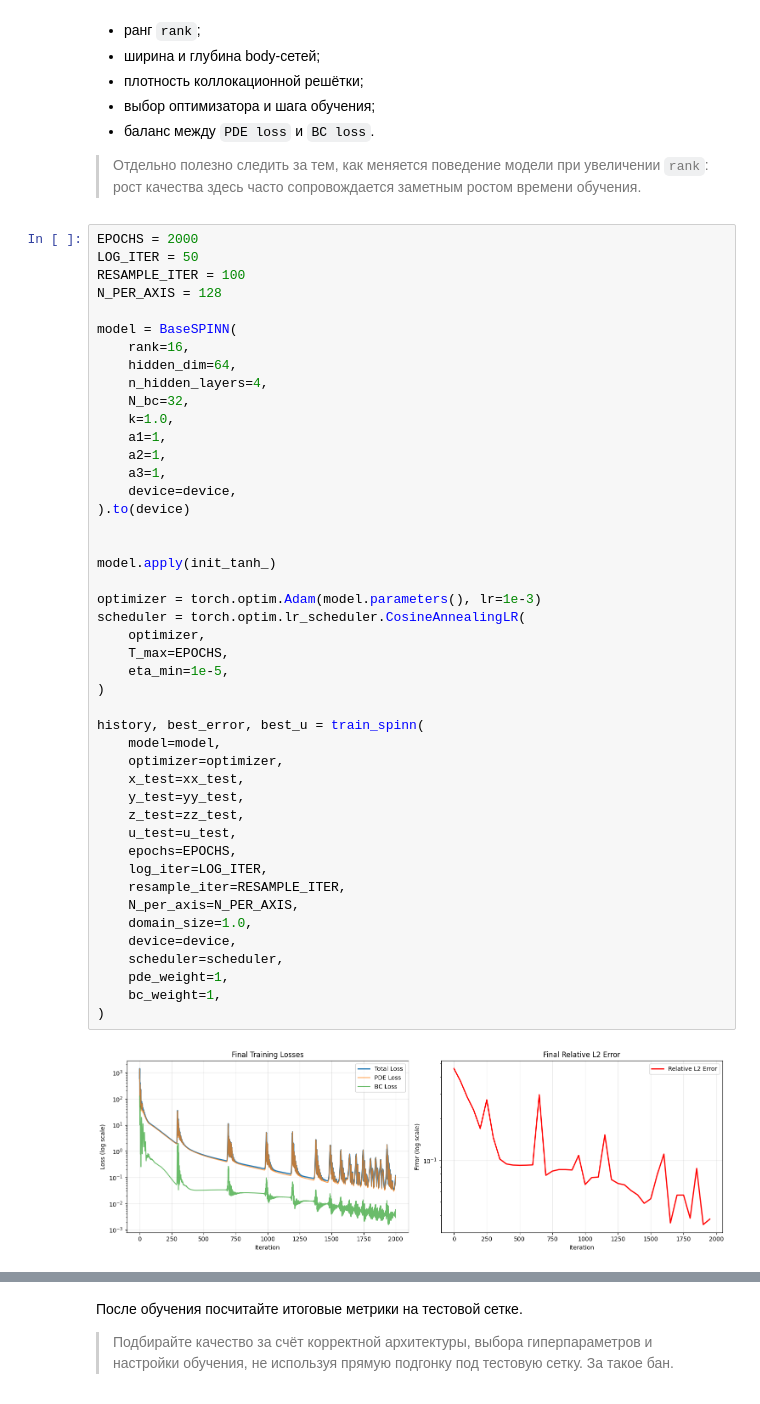
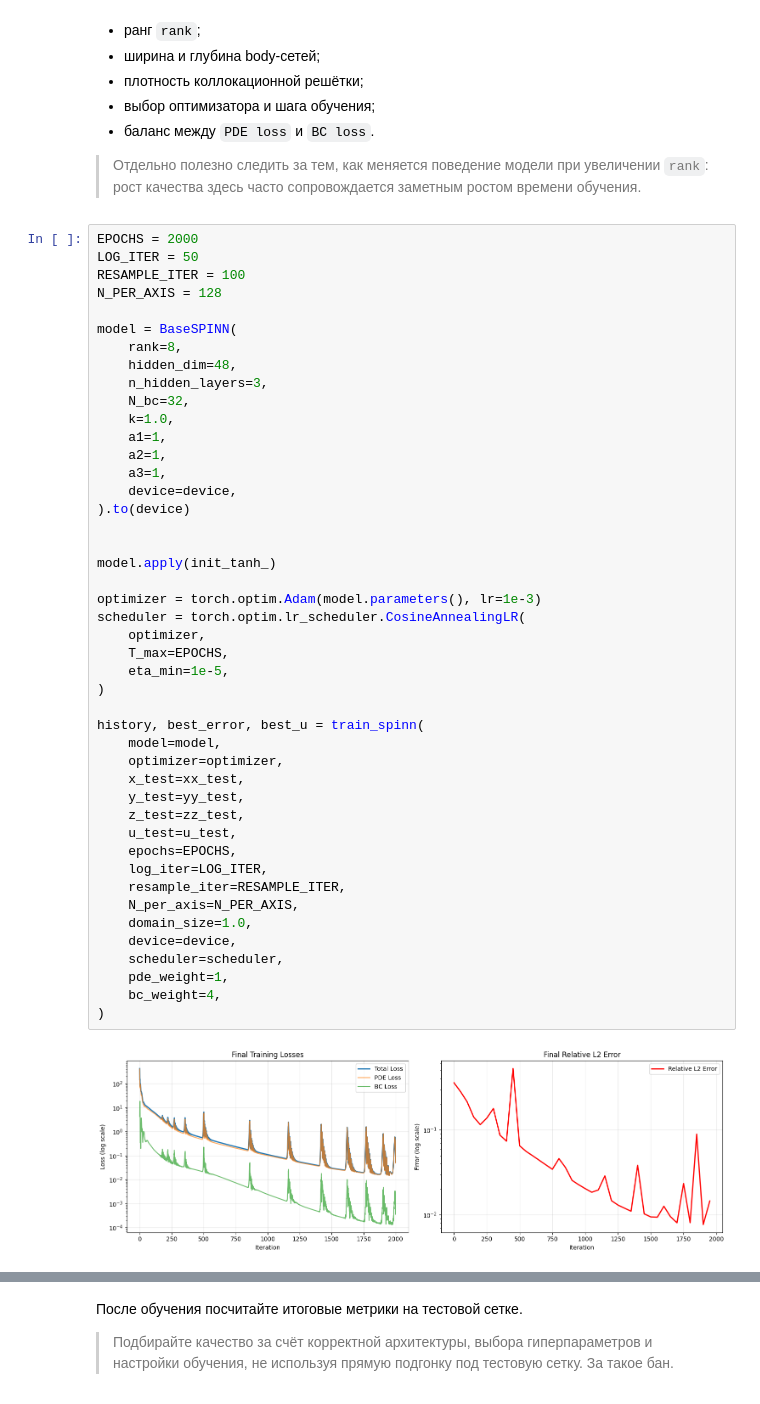
Before and after one commit to EgorGorshen/ml-hw, a Jupyter notebook: homework_practice_04_dl.ipynb, the cells around one changed output, grey strips where cells are left out. Cells and saved outputs as stored; diff of their text form.

```diff
--- a/homework_practice_04_dl.ipynb
+++ b/homework_practice_04_dl.ipynb
@@ -793,9 +793,9 @@ RESAMPLE_ITER = 100
 N_PER_AXIS = 128
 
 model = BaseSPINN(
-    rank=16,
-    hidden_dim=64,
-    n_hidden_layers=4,
+    rank=8,
+    hidden_dim=48,
+    n_hidden_layers=3,
     N_bc=32,
     k=1.0,
     a1=1,
@@ -804,35 +804,35 @@ model = BaseSPINN(
     device=device,
 ).to(device)
 
 
 model.apply(init_tanh_)
 
 optimizer = torch.optim.Adam(model.parameters(), lr=1e-3)
 scheduler = torch.optim.lr_scheduler.CosineAnnealingLR(
     optimizer,
     T_max=EPOCHS,
     eta_min=1e-5,
 )
 
 history, best_error, best_u = train_spinn(
     model=model,
     optimizer=optimizer,
     x_test=xx_test,
     y_test=yy_test,
     z_test=zz_test,
     u_test=u_test,
     epochs=EPOCHS,
     log_iter=LOG_ITER,
     resample_iter=RESAMPLE_ITER,
     N_per_axis=N_PER_AXIS,
     domain_size=1.0,
     device=device,
     scheduler=scheduler,
     pde_weight=1,
-    bc_weight=1,
+    bc_weight=4,
 )
 # %% [output]
-[figure, old version]
+[figure, new version]
 [figure]
 # %% [markdown]
 После обучения посчитайте итоговые метрики на тестовой сетке.
```
Also changed, not shown: parts of 1 cell of this notebook.
